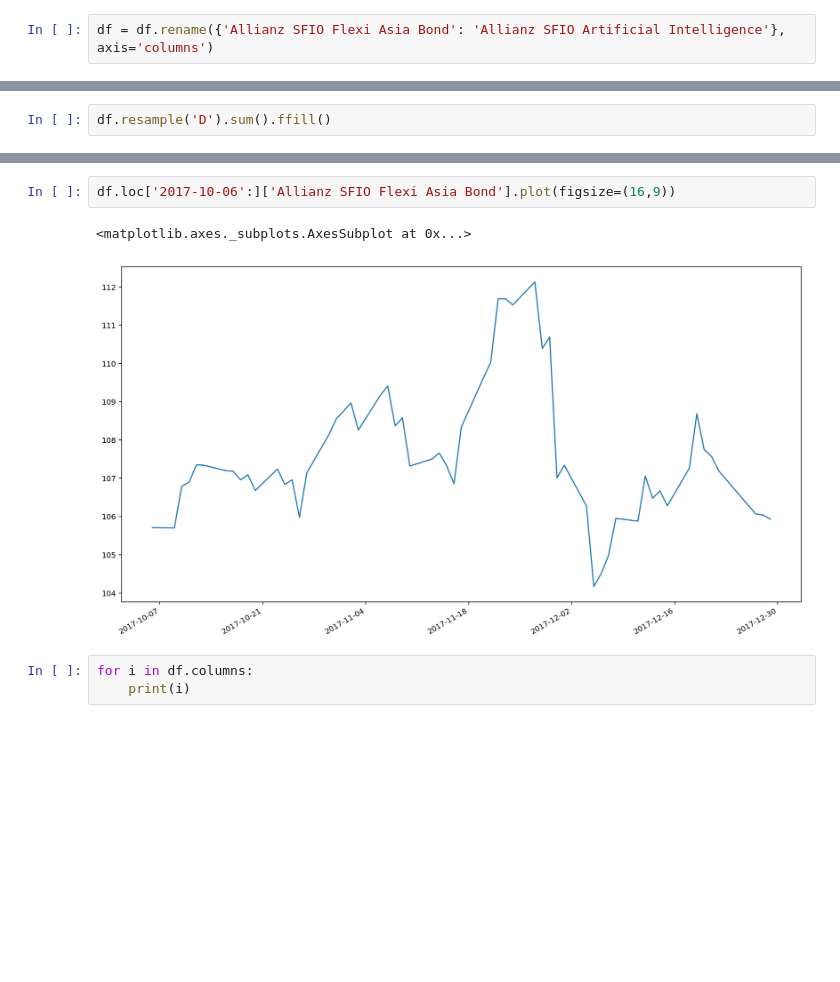
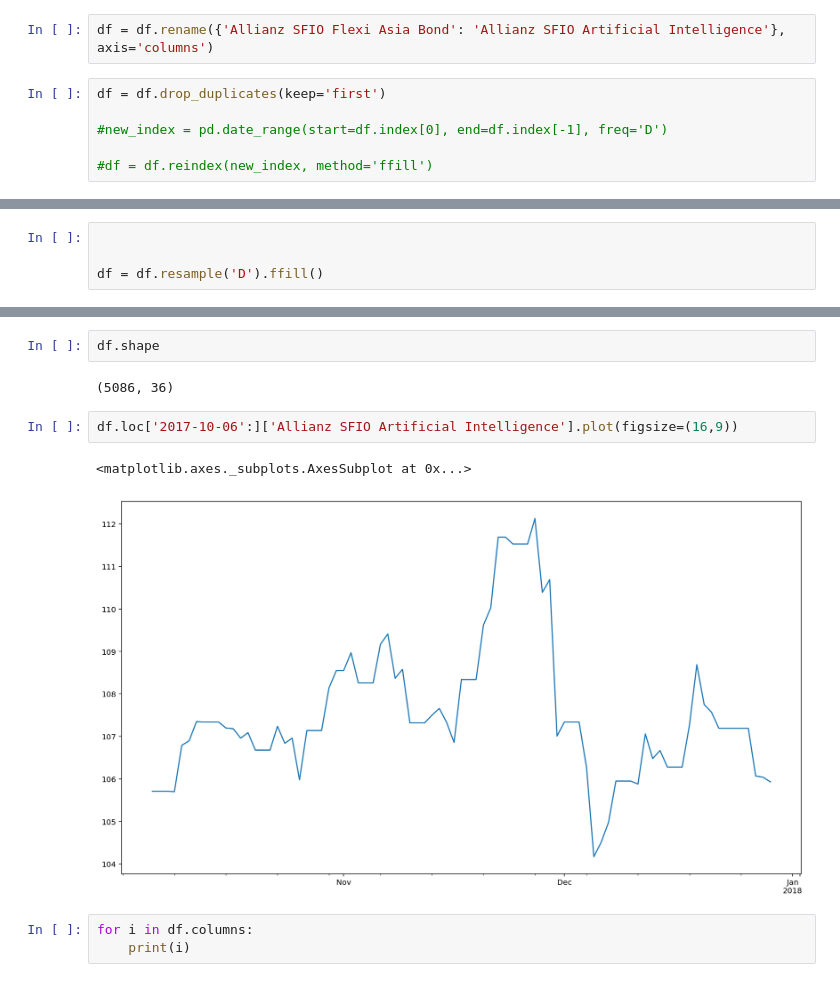
Before and after one commit to lukaszwos/wykresy_pandas, a Jupyter notebook: wykresy_xlsx.ipynb, the cells around one changed output, grey strips where cells are left out. Saved outputs shown, nothing was run; the diff lists cells and outputs as text; blank space fills up the shorter version.

Commit message:
W miarę czysta wersja generowania xlsx dla Artificial intelligence

```diff
--- a/wykresy_xlsx.ipynb
+++ b/wykresy_xlsx.ipynb
@@ -36,2 +28,8 @@ df.tail()
 # %%
 df = df.rename({'Allianz SFIO Flexi Asia Bond': 'Allianz SFIO Artificial Intelligence'}, axis='columns')
+# %%
+df = df.drop_duplicates(keep='first')
+
+#new_index = pd.date_range(start=df.index[0], end=df.index[-1], freq='D')
+
+#df = df.reindex(new_index, method='ffill')
@@ -38,2 +45,4 @@ df = df.rename({'Allianz SFIO Flexi Asia Bond': 'Allianz SFIO Artificial Intelli
 # %%
-df.resample('D').sum().ffill()
+
+
+df = df.resample('D').ffill()
@@ -58,8 +68,12 @@ df.resample('D').sum().ffill()
+# %%
+df.shape
+# %% [output]
+(5086, 36)
 # %%
-df.loc['2017-10-06':]['Allianz SFIO Flexi Asia Bond'].plot(figsize=(16,9))
+df.loc['2017-10-06':]['Allianz SFIO Artificial Intelligence'].plot(figsize=(16,9))
 # %% [output]
 <matplotlib.axes._subplots.AxesSubplot at 0x...>
-[figure, old version]
+[figure, new version]
 # %%
 for i in df.columns:
     print(i)
```
Also changed, not shown: parts of 10 cells of this notebook, 2 other files.
